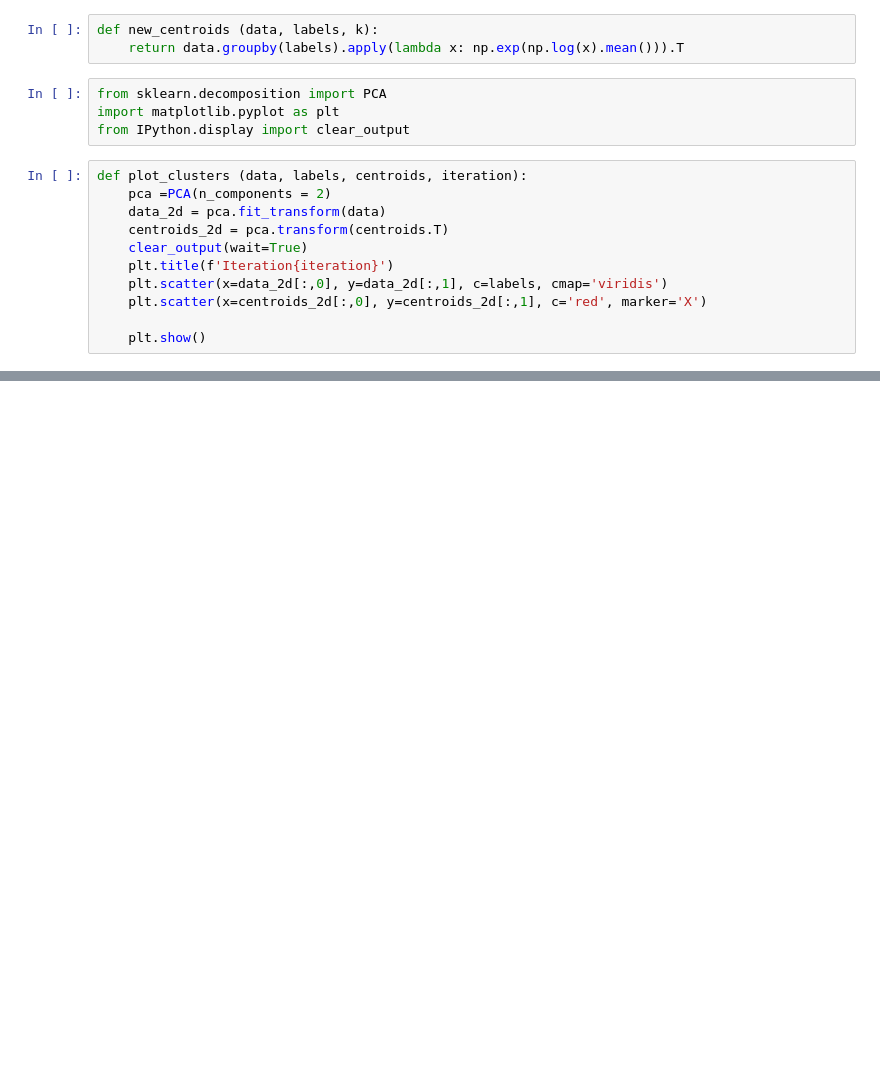
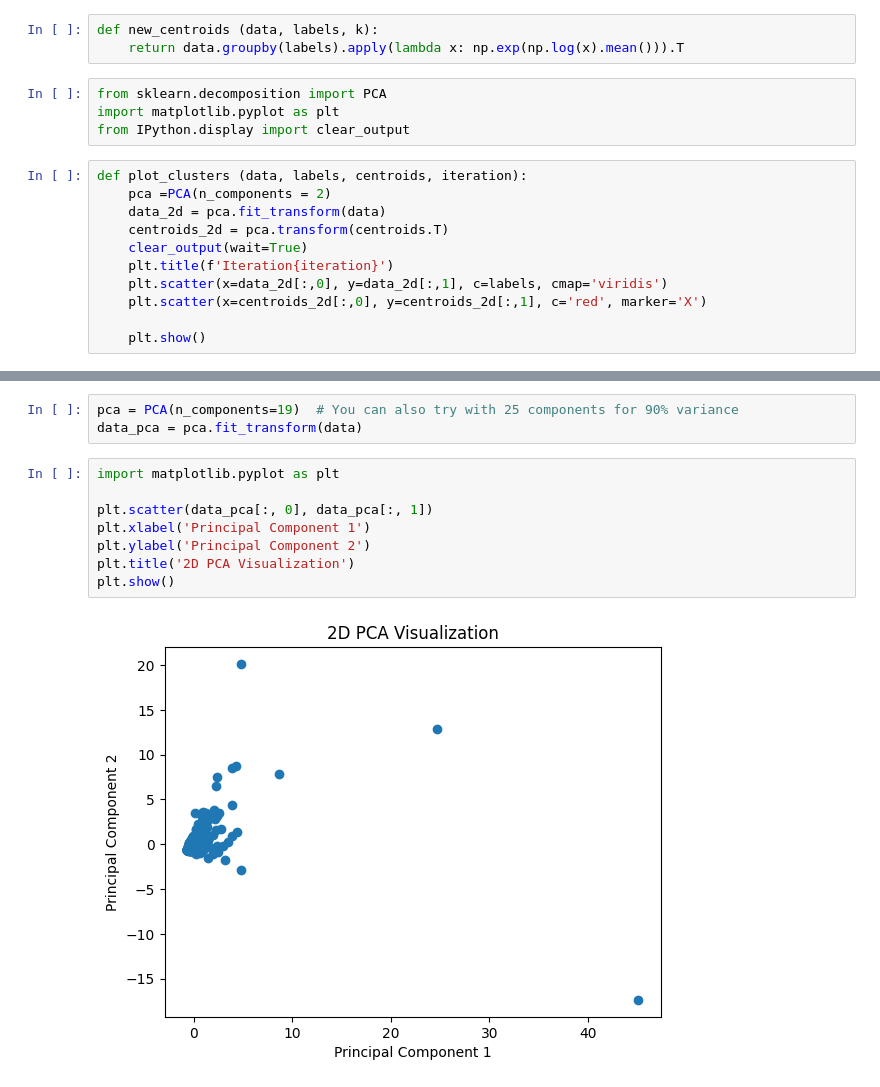
Before and after one commit to AITHIOMB/Home-Health-Impact, a Jupyter notebook: Aissatou T/DataPrep.ipynb, the cells around one changed output, grey strips where cells are left out. Drawn from its saved outputs; the diff is of its cells as text; blank space fills up the shorter version.

```diff
--- a/Aissatou T/DataPrep.ipynb
+++ b/Aissatou T/DataPrep.ipynb
@@ -372,0 +439,13 @@ while iteration < max_iterations and not centroids.equals(old_centroids):
+# %%
+pca = PCA(n_components=19)  # You can also try with 25 components for 90% variance
+data_pca = pca.fit_transform(data)
+# %%
+import matplotlib.pyplot as plt
+
+plt.scatter(data_pca[:, 0], data_pca[:, 1])
+plt.xlabel('Principal Component 1')
+plt.ylabel('Principal Component 2')
+plt.title('2D PCA Visualization')
+plt.show()
+# %% [output]
+[figure, added]
```
Also changed, not shown: parts of 11 cells of this notebook.
